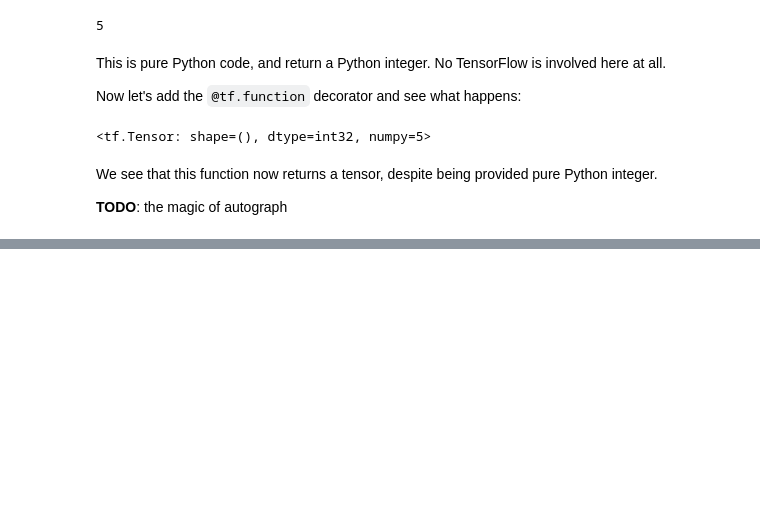
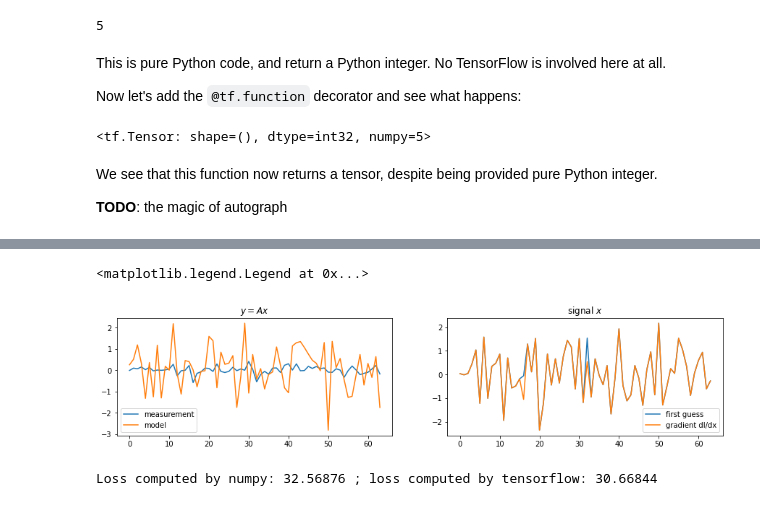
Before and after one commit to CosmoStat/Tutorials, a Jupyter notebook: TensorFlowFirstSteps.ipynb, the cells around one changed output, grey strips where cells are left out. Cells and saved outputs as stored; diff of their text form; code cells hidden in the pictures; blank space fills up the shorter version.

```diff
--- a/TensorFlowFirstSteps.ipynb
+++ b/TensorFlowFirstSteps.ipynb
@@ -138,0 +189,50 @@ The most important part of TensorFlow is automatic differentation.
+# %%
+def loss(x, y, A):
+  return 0.5 * np.sum( (y - A.dot(x))**2 )
+
+def grad_loss(x, y, A):
+  return - A.T.dot(y - A.dot(x))
+
+# Let's define a first random guess solution x
+x = np.random.randn(64)
+l = loss(x, y, A)
+dl_dx = grad_loss(x, y, A)
+# %%
+#@title Plotting
+
+figure(figsize=(15,3))
+subplot(121)
+plot(y, label='measurement')
+plot(A.dot(x), label='model')
+title(r'$y = A x$')
+legend()
+subplot(122)
+plot(x, label='first guess')
+plot(dl_dx, label='gradient dl/dx')
+title(r'signal $x$');
+legend()
+# %% [output]
+<matplotlib.legend.Legend at 0x...>
+[figure, added]
+# %%
+# Now, let's try to do the same thing in tensorflow
+@tf.function
+def loss(x, y, A):
+  return 0.5 * tf.reduce_sum( (y - tf.linalg.matvec(A, x))**2 )
+
+# Define a TF tensor using the numpy guess
+x_tf = tf.convert_to_tensor(x)
+
+with tf.GradientTape() as g:
+  # Tell TF to keep and eye on this tensor
+  g.watch(x_tf)
+
+  # Compute the loss
+  l_tf = loss(x_tf, y, A)
+
+  # Request gradient with respect to x
+  dl_dx_tf = g.gradient(l_tf, x_tf)
+
+print("Loss computed by numpy: %0.5f ; loss computed by tensorflow: %0.5f"%(l, l_tf))
+# %% [output]
+Loss computed by numpy: 32.56876 ; loss computed by tensorflow: 30.66844
```
Also changed, not shown: parts of 16 cells of this notebook.
